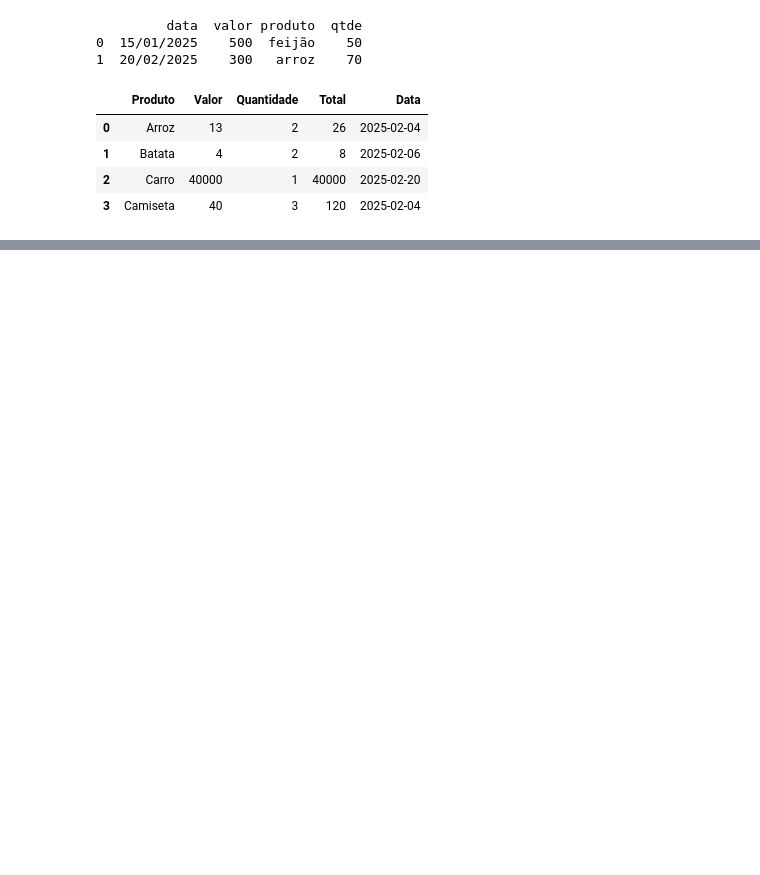
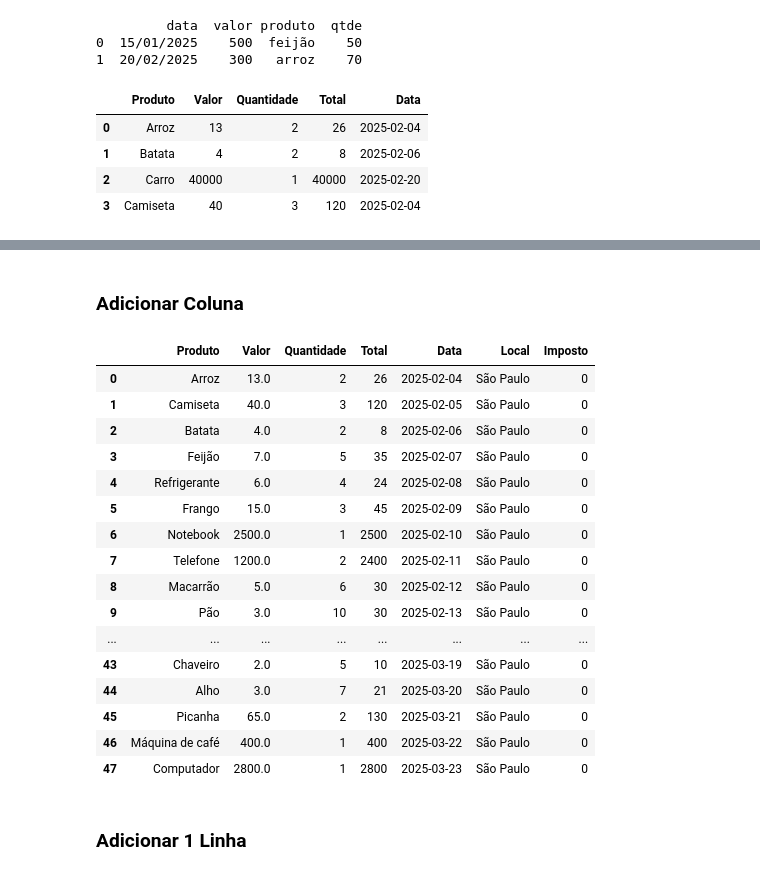
Before and after one commit to Renaum98/Python, a Jupyter notebook: Pandas/teste.ipynb, the cells around one changed output, grey strips where cells are left out. Drawn from its saved outputs; the diff is of its cells as text; code cells hidden in the pictures; blank space fills up the shorter version.

```diff
--- a/Pandas/teste.ipynb
+++ b/Pandas/teste.ipynb
@@ -53,0 +108,29 @@ NameError: name 'vendas_df' is not defined
+# %% [markdown]
+### **Adicionar Coluna**
+# %%
+# a partir de uma coluna que existe
+vendas_df['Local'] = 'São Paulo'
+
+# criar uma coluna com valor padrão
+vendas_df.loc[:, 'Imposto'] = 0
+display(vendas_df)
+# %% [output]
+|  | Produto | Valor | Quantidade | Total | Data | Local | Imposto |
+| 0 | Arroz | 13.0 | 2 | 26 | 2025-02-04 | São Paulo | 0 |
+| 1 | Camiseta | 40.0 | 3 | 120 | 2025-02-05 | São Paulo | 0 |
+| 2 | Batata | 4.0 | 2 | 8 | 2025-02-06 | São Paulo | 0 |
+| 3 | Feijão | 7.0 | 5 | 35 | 2025-02-07 | São Paulo | 0 |
+| 4 | Refrigerante | 6.0 | 4 | 24 | 2025-02-08 | São Paulo | 0 |
+| 5 | Frango | 15.0 | 3 | 45 | 2025-02-09 | São Paulo | 0 |
+| 6 | Notebook | 2500.0 | 1 | 2500 | 2025-02-10 | São Paulo | 0 |
+| 7 | Telefone | 1200.0 | 2 | 2400 | 2025-02-11 | São Paulo | 0 |
+| 8 | Macarrão | 5.0 | 6 | 30 | 2025-02-12 | São Paulo | 0 |
+| 9 | Pão | 3.0 | 10 | 30 | 2025-02-13 | São Paulo | 0 |
+| ... | ... | ... | ... | ... | ... | ... | ... |
+| 43 | Chaveiro | 2.0 | 5 | 10 | 2025-03-19 | São Paulo | 0 |
+| 44 | Alho | 3.0 | 7 | 21 | 2025-03-20 | São Paulo | 0 |
+| 45 | Picanha | 65.0 | 2 | 130 | 2025-03-21 | São Paulo | 0 |
+| 46 | Máquina de café | 400.0 | 1 | 400 | 2025-03-22 | São Paulo | 0 |
+| 47 | Computador | 2800.0 | 1 | 2800 | 2025-03-23 | São Paulo | 0 |
+# %% [markdown]
+### **Adicionar 1 Linha**
```
Also changed, not shown: parts of 5 cells of this notebook, 5 other files.
